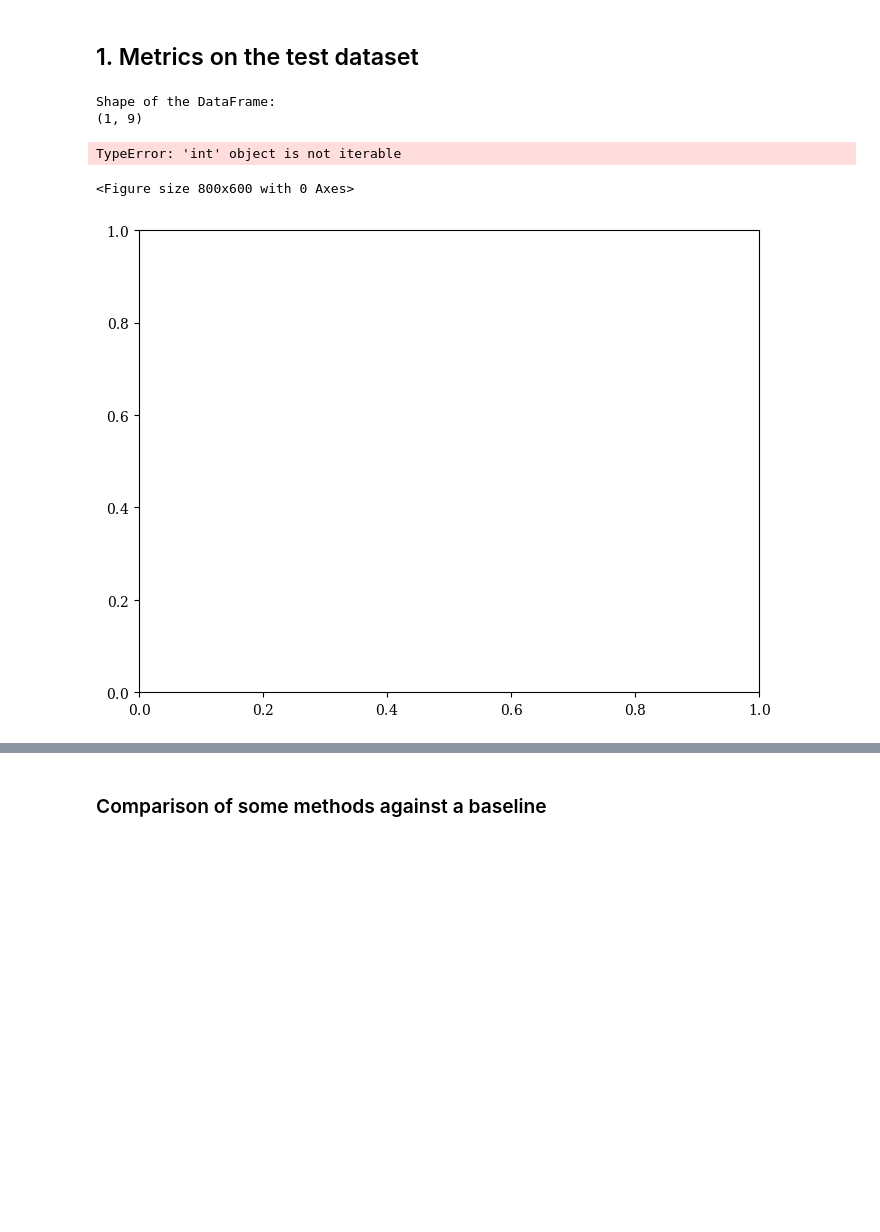
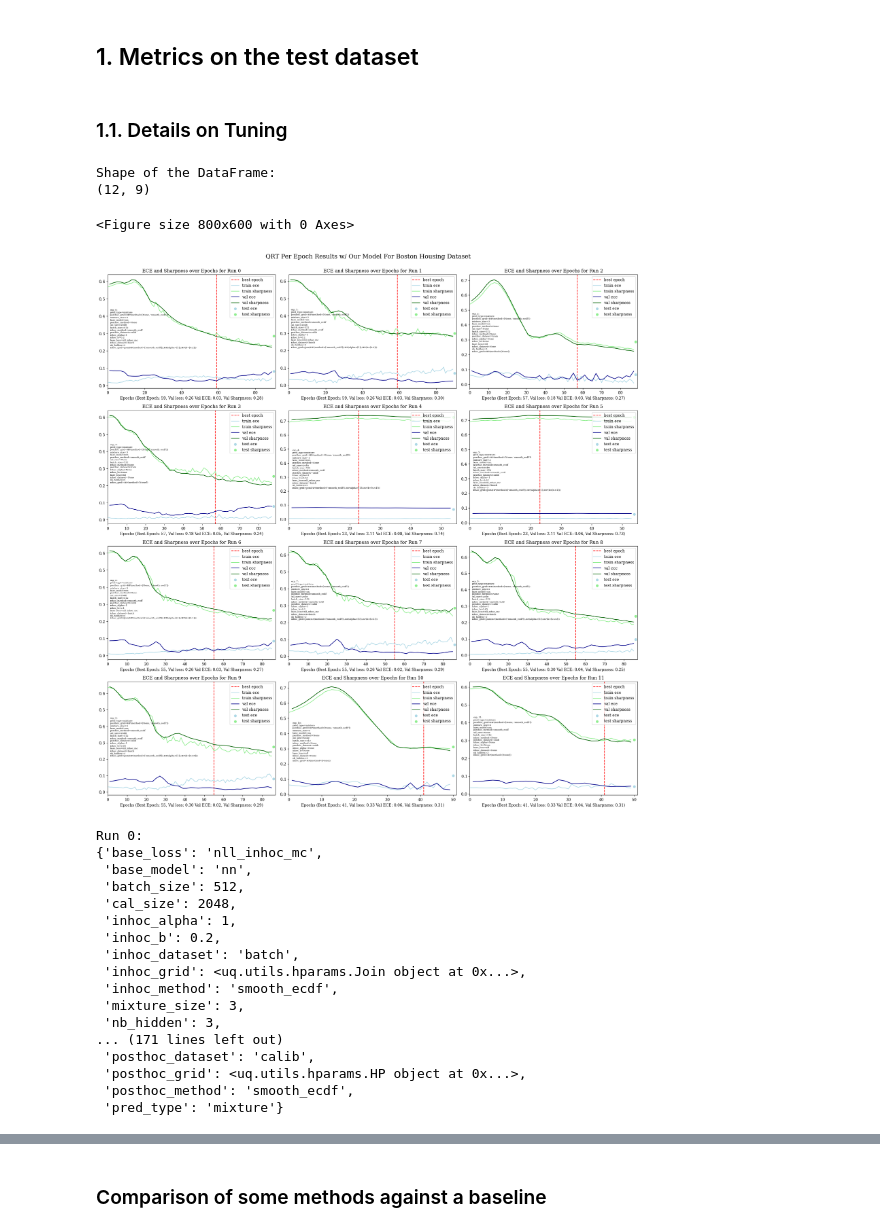
Before and after one commit to tyxcat/quantile-recalibration-training, a Jupyter notebook: create_figures.ipynb, the cells around one changed output, grey strips where cells are left out. Cells and saved outputs as stored; diff of their text form; code cells hidden in the pictures; blank space fills up the shorter version.

```diff
--- a/create_figures.ipynb
+++ b/create_figures.ipynb
@@ -38,16 +38,18 @@ path = Path('results')
 plt.rcParams.update(fonts.aistats2023_tex())
 # %% [markdown]
 ## 1. Metrics on the test dataset
+# %% [markdown]
+### 1.1. Details on Tuning
 # %%
 import pprint
 import matplotlib.pyplot as plt
 
 # Disable LaTeX rendering
 plt.rcParams['text.usetex'] = False
-config = load_config('logs/qrt_ours_boston/')
+config = load_config('logs/per_epoch')
 reload_df = True
 df = load_df(config, tuning=True) if reload_df else None
-title = "QRT Per Epoch Results For Boston Housing Dataset"
+title = "QRT Per Epoch Results w/ Our Model For Boston Housing Dataset"
 # test_df = make_test_df_for_tuning(df, config)
 # test_df = preprocess(test_df)
 
@@ -89,10 +91,11 @@ best_epoch = int(metrics_for_one_run['best_iter'])
 plt.figure(figsize=(8, 6))
 
 if df.shape[0] == 1:
-    fig, ax = plt.subplots(1, 1, figsize=(8, 6))
+    fig, axes = plt.subplots(1, 1, figsize=(6, 5))
+    axes = [axes]
 else:
-    fig, axes = plt.subplots(df.shape[0] // 3, 3, figsize=(20, df.shape[0] // 3) * 5)
-axes = axes.flatten()
+    fig, axes = plt.subplots(df.shape[0] // 3, 3, figsize=(20, df.shape[0] // 3* 5))
+    axes = axes.flatten()
 
 for idx, ax in enumerate(axes):
     if idx >= len(df):
@@ -122,35 +125,51 @@ for idx, ax in enumerate(axes):
     ax.set_xlim(0, max_epoch + 1)
 
     hparams_str = f'exp_{idx}:\n'
     for k in unique_keys:
         v = df['hparams'].iloc[idx][k] if k in df['hparams'].iloc[idx] else "None"
         hparams_str += f'{k}={v}\n'
 
     ax.annotate(f'{hparams_str}', (1, 0.2), textcoords="offset points",
                 ha='left', fontsize=6)
-    ax.set_xlabel(f'Epochs (Best Epoch: {best_epoch}, Val ECE: {metrics_for_one_run["per_epoch"]["val_calib_l1"][best_epoch]:.2f}, Val Sharpness: {metrics_for_one_run["per_epoch"]["val_sharpness"][best_epoch]:.2f})')
+    ax.set_xlabel(f'Epochs (Best Epoch: {best_epoch}, Val loss: {metrics_for_one_run["best_score"]:.2f} Val ECE: {metrics_for_one_run["per_epoch"]["val_calib_l1"][best_epoch]:.2f}, Val Sharpness: {metrics_for_one_run["per_epoch"]["val_sharpness"][best_epoch]:.2f})')
     ax.set_title(f'ECE and Sharpness over Epochs for Run {idx}')
     ax.legend(loc='upper right')
 
 plt.tight_layout()
 fig.suptitle(title, fontsize=16, y=1.02)
 plt.show()
 
 
 # pprint.pprint(df['hparams'].iloc[0])
 #
 for i in range(df.shape[0]):
     print(f"Run {i}:")
     pprint.pprint(df['hparams'].iloc[i])
     print()
 # print(df['metrics'].iloc[0])
 # print(df['config'].iloc[0])
 
 # print("head of the DataFrame:")
 # print(df.head(), "\n")
 # %% [output]
 Shape of the DataFrame:
-(1, 9)
+(12, 9)
-TypeError: 'int' object is not iterable
+<Figure size 800x600 with 0 Axes>
+[figure, new version]
-<Figure size 800x600 with 0 Axes>
+Run 0:
+{'base_loss': 'nll_inhoc_mc',
+ 'base_model': 'nn',
+ 'batch_size': 512,
+ 'cal_size': 2048,
+ 'inhoc_alpha': 1,
+ 'inhoc_b': 0.2,
+ 'inhoc_dataset': 'batch',
+ 'inhoc_grid': <uq.utils.hparams.Join object at 0x...>,
+ 'inhoc_method': 'smooth_ecdf',
+ 'mixture_size': 3,
+ 'nb_hidden': 3,
+... (171 lines left out)
+ 'posthoc_dataset': 'calib',
+ 'posthoc_grid': <uq.utils.hparams.HP object at 0x...>,
+ 'posthoc_method': 'smooth_ecdf',
+ 'pred_type': 'mixture'}
-[figure, old version]
```
Also changed, not shown: parts of 4 cells of this notebook, 26 other files.
